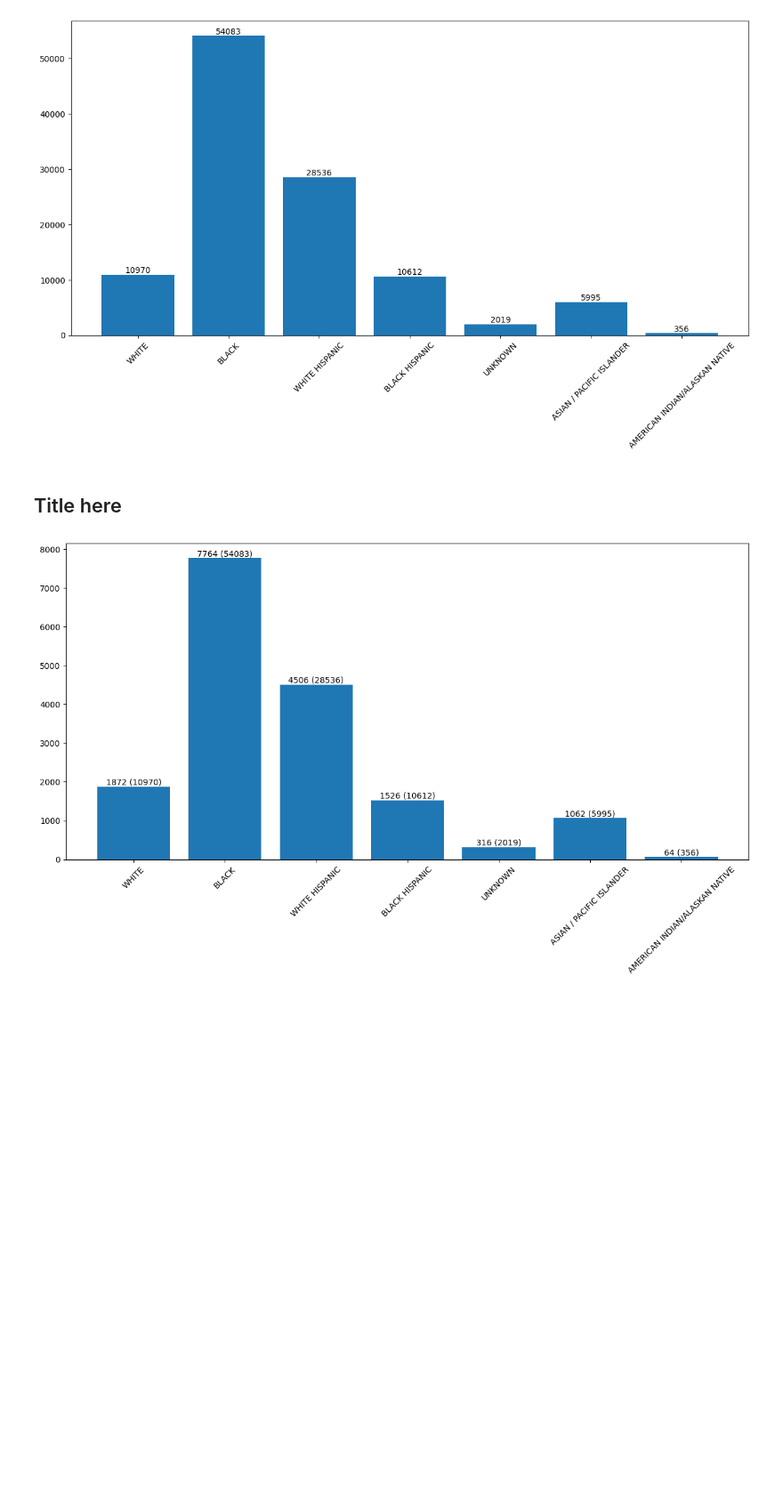
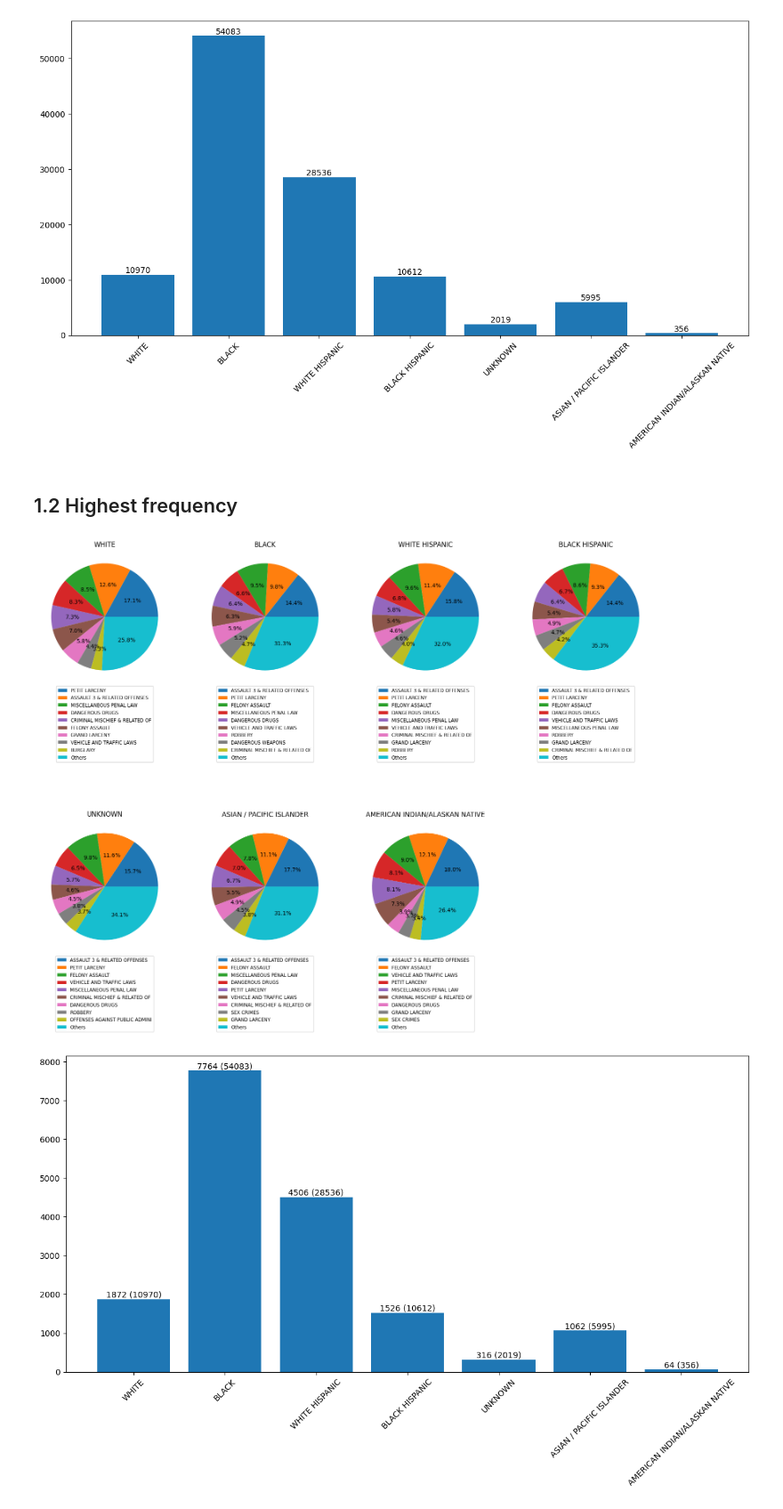
Before and after one commit to gigachad0209/Final-Project-LTKHDL, a Jupyter notebook: Data_exploration_2.ipynb, the cells around one changed output. Shown at 89% size. Saved outputs shown, nothing was run; the diff lists cells and outputs as text; code cells hidden in the pictures; blank space fills up the shorter version.

Commit message:
Provide conclusion and title

```diff
--- a/Data_exploration_2.ipynb
+++ b/Data_exploration_2.ipynb
@@ -60,8 +61,28 @@ plt.xticks(rotation = 45)
 plt.show()
 # %% [output]
 [figure]
-# %% [markdown]
-## Title here
+# %% [markdown]
+## 1.2 Highest frequency
+# %%
+plt.figure(figsize=(20, 25))
+for i, race in enumerate(race_dict.keys()):
+    each_arrest_list = {}
+    value_counts = race_dict[race]['OFNS_DESC'].value_counts()
+
+    top = 9
+    for tier in range(top):
+        each_arrest_list[value_counts.keys()[tier]] = value_counts.iloc[tier]
+
+    each_arrest_list['Others'] = sum(value_counts.iloc[top:])
+    plt.subplot(3, 4, i + 1)
+    plt.pie(each_arrest_list.values(), autopct='%1.1f%%')
+
+    plt.legend(each_arrest_list.keys(), loc='upper center', bbox_to_anchor=(0.5, 0), fontsize="small")
+    plt.title(race)
+
+# race_dict['BLACK']['OFNS_DESC'].value_counts()
+# %% [output]
+[figure, added]
 # %%
 fig, ax = plt.subplots(figsize=(15, 7))
 bar = ax.bar(race_dict.keys(), [race_dict[race]['OFNS_DESC'].value_counts().iloc[0] for race in race_dict.keys()])
```
Also changed, not shown: parts of 9 cells of this notebook.
